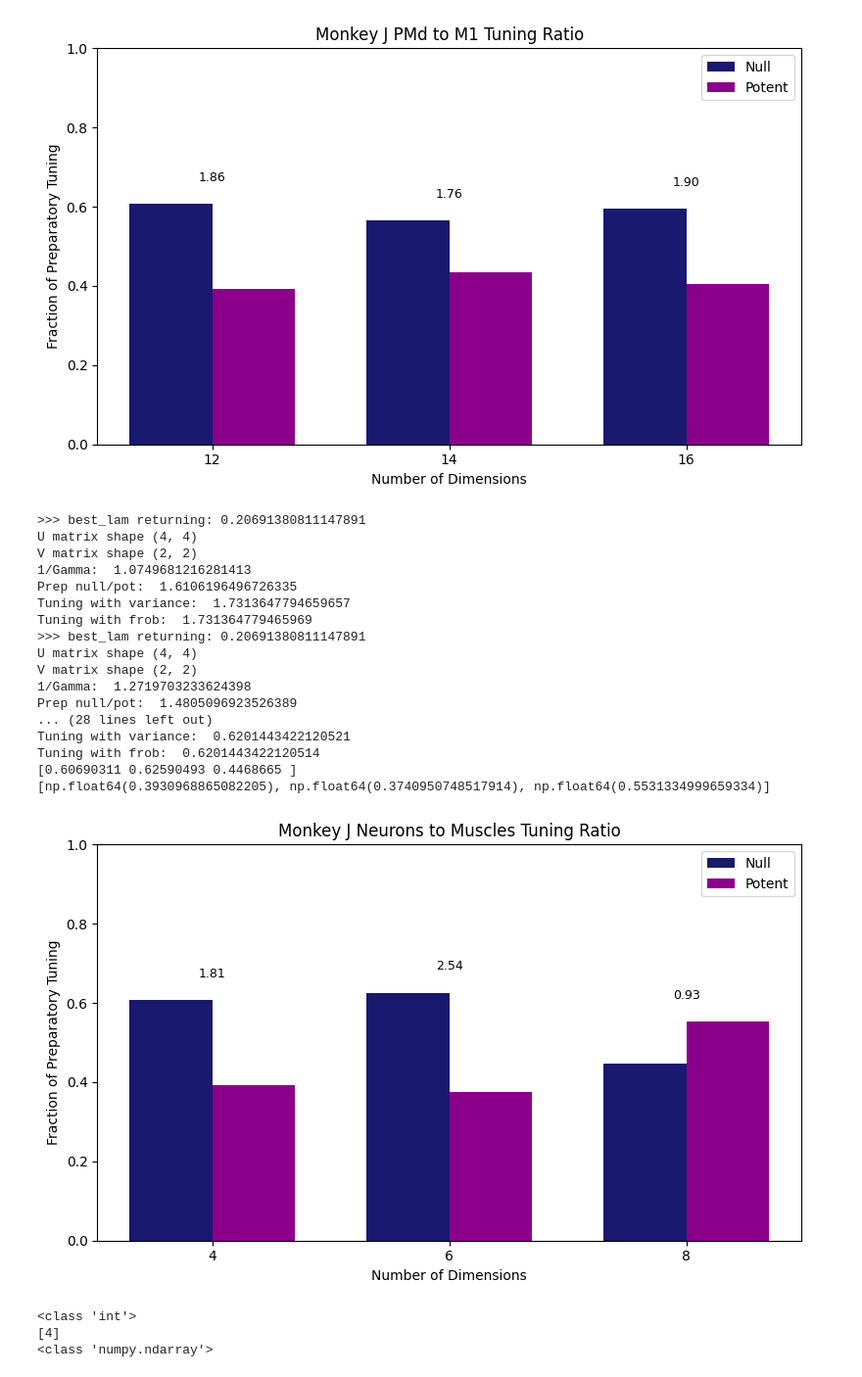
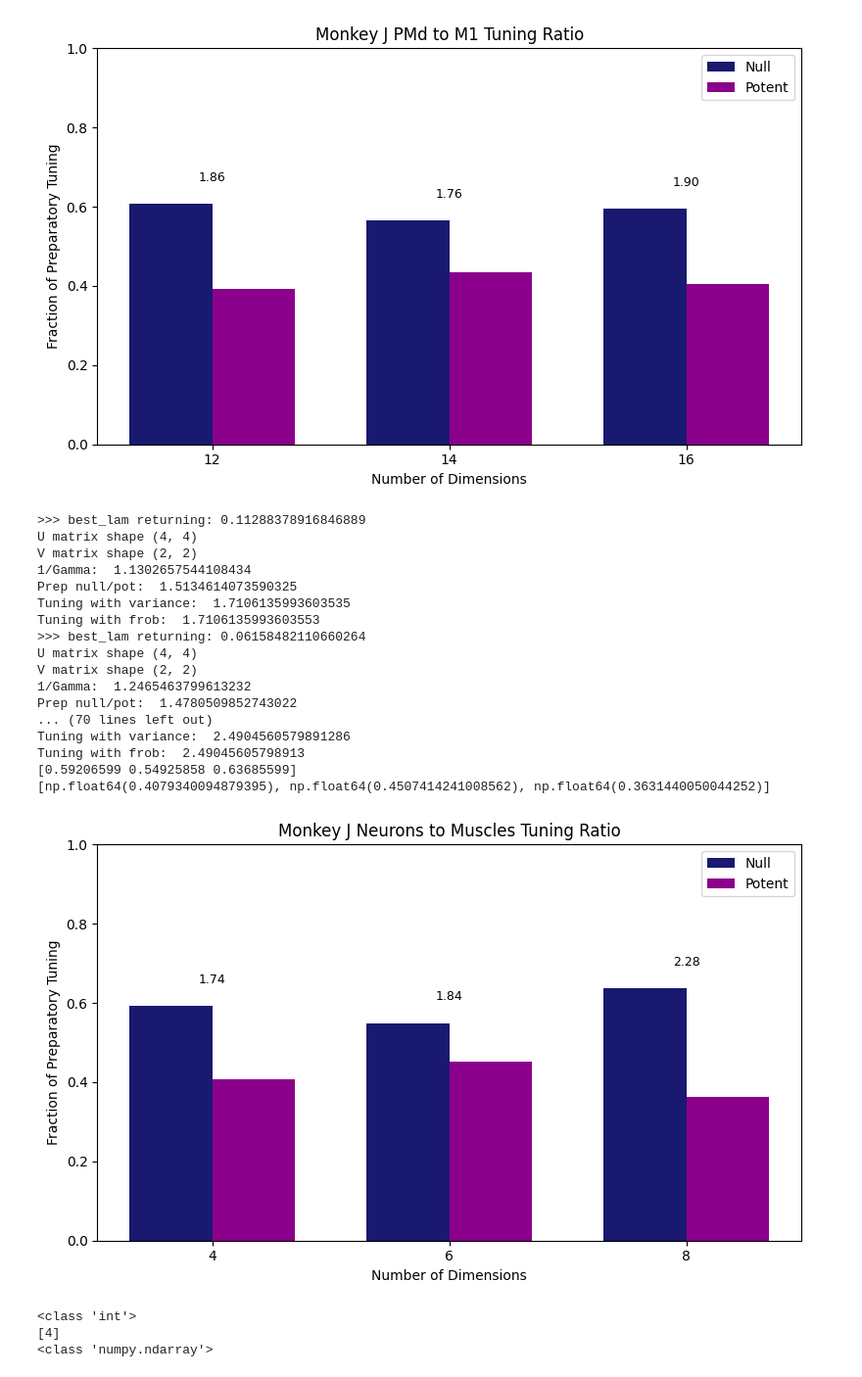
Before and after one commit to kbausen/senior-thesis, a Jupyter notebook: lam.ipynb, the cells around one changed output. Shown at 98% size. Saved outputs shown, nothing was run; the diff lists cells and outputs as text; code cells hidden in the pictures.

```diff
--- a/lam.ipynb
+++ b/lam.ipynb
@@ -120,26 +128,26 @@ Tuning with frob:  1.841268688296593
 # %%
 dims = np.array([4, 6, 8])
 
-pcar.tuning_mult(J_ntm_tensor, J_mus_tensor, dims = dims, plot = True, rep = 1)
+pcar.tuning_mult(J_ntm_tensor, J_mus_tensor, dims = dims, plot = True, rep = 3)
 # %% [output]
->>> best_lam returning: 0.20691380811147891
+>>> best_lam returning: 0.11288378916846889
 U matrix shape (4, 4)
 V matrix shape (2, 2)
-1/Gamma:  1.0749681216281413
-Prep null/pot:  1.6106196496726335
-Tuning with variance:  1.7313647794659657
-Tuning with frob:  1.731364779465969
->>> best_lam returning: 0.20691380811147891
+1/Gamma:  1.1302657544108434
+Prep null/pot:  1.5134614073590325
+Tuning with variance:  1.7106135993603535
+Tuning with frob:  1.7106135993603553
+>>> best_lam returning: 0.06158482110660264
 U matrix shape (4, 4)
 V matrix shape (2, 2)
-1/Gamma:  1.2719703233624398
-Prep null/pot:  1.4805096923526389
-... (28 lines left out)
-Tuning with variance:  0.6201443422120521
-Tuning with frob:  0.6201443422120514
-[0.60690311 0.62590493 0.4468665 ]
-[np.float64(0.3930968865082205), np.float64(0.3740950748517914), np.float64(0.5531334999659334)]
+1/Gamma:  1.2465463799613232
+Prep null/pot:  1.4780509852743022
+... (70 lines left out)
+Tuning with variance:  2.4904560579891286
+Tuning with frob:  2.49045605798913
+[0.59206599 0.54925858 0.63685599]
+[np.float64(0.4079340094879395), np.float64(0.4507414241008562), np.float64(0.3631440050044252)]
-[figure, old version]
+[figure, new version]
 # %%
 dims = 4
 print(type(dims))
```
Also changed, not shown: parts of 2 cells of this notebook, 3 other files.
